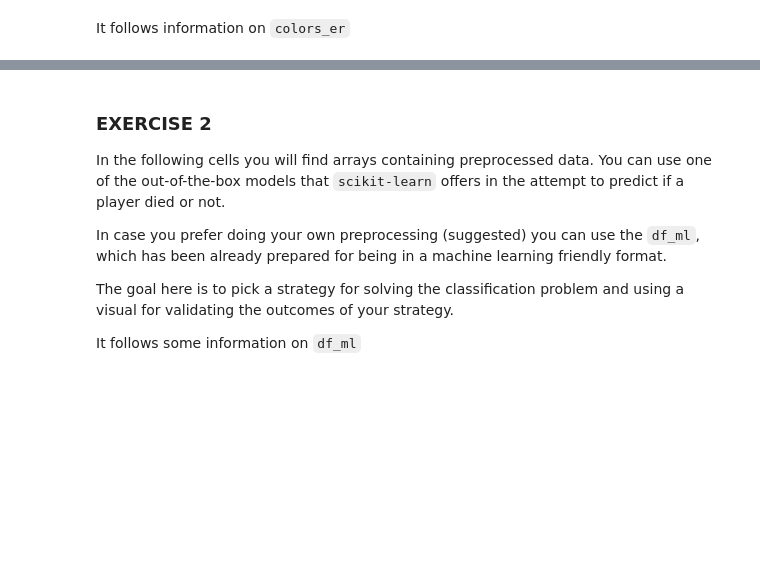
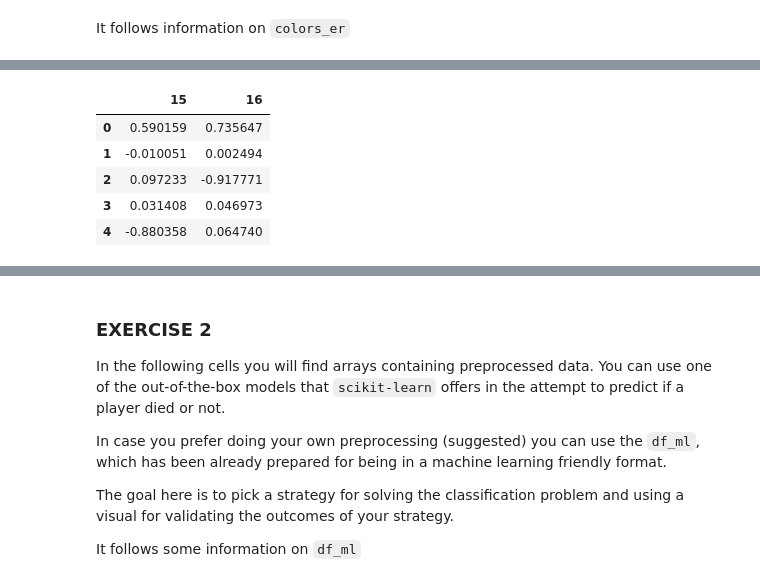
Before and after one commit to vb690/data_viz_python, a Jupyter notebook: iggi_workshop_data_viz_python.ipynb, the cells around one changed output, grey strips where cells are left out. Saved outputs shown, nothing was run; the diff lists cells and outputs as text; code cells hidden in the pictures; blank space fills up the shorter version.

```diff
--- a/iggi_workshop_data_viz_python.ipynb
+++ b/iggi_workshop_data_viz_python.ipynb
@@ -1187,6 +1209,15 @@ plt.show()
 components_corr = np.append(X_test, major_components, axis = 1)
 components_corr = pd.DataFrame(components_corr).corr()
 components_corr = components_corr[[15, 16]]
+# %%
+components_corr.head(5)
+# %% [output]
+|  | 15 | 16 |
+| 0 | 0.590159 | 0.735647 |
+| 1 | -0.010051 | 0.002494 |
+| 2 | 0.097233 | -0.917771 |
+| 3 | 0.031408 | 0.046973 |
+| 4 | -0.880358 | 0.064740 |
 # %%
 sns.set(font_scale=1.2)
 fig, ax = plt.subplots(figsize=(5, 15))
```
Also changed, not shown: parts of 28 cells of this notebook, 2 other files.
